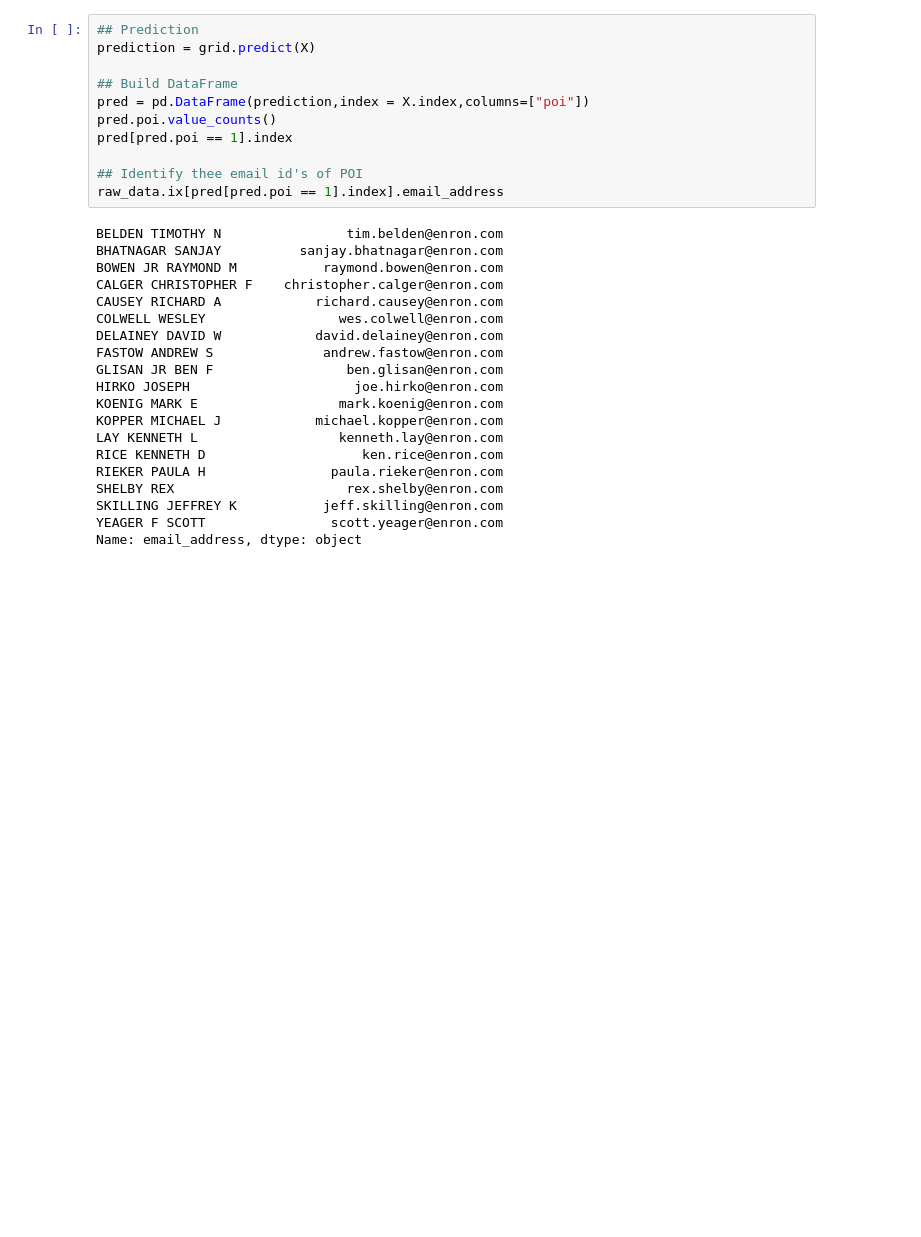
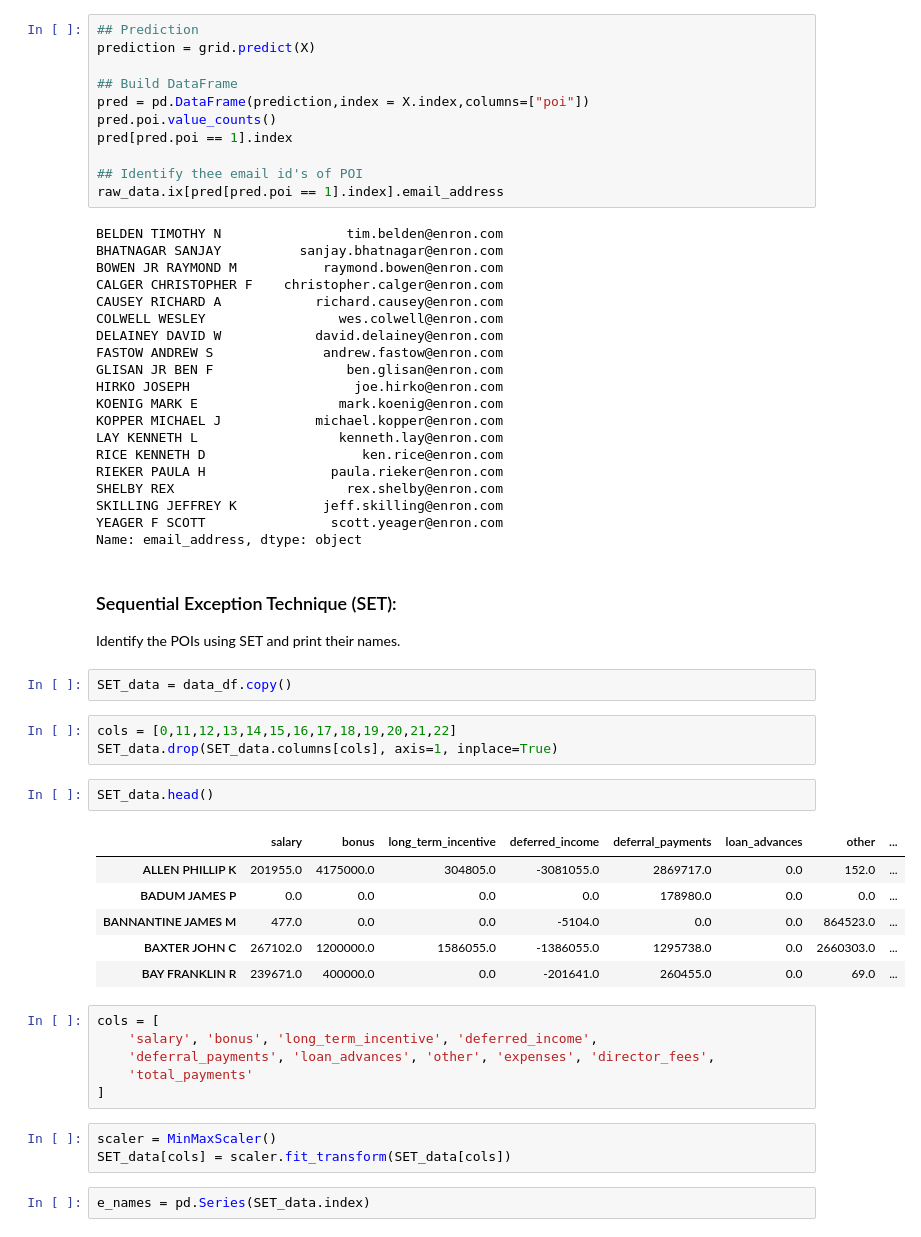
Before and after one commit to dimension-less/enron_email, a Jupyter notebook: enron_emails_classification/EnronEmail.ipynb, the cells around one changed output. Drawn from its saved outputs; the diff is of its cells as text; blank space fills up the shorter version.

```diff
--- a/enron_emails_classification/EnronEmail.ipynb
+++ b/enron_emails_classification/EnronEmail.ipynb
@@ -588,3 +580,32 @@ SHELBY REX                      rex.shelby@enron.com
 SKILLING JEFFREY K           jeff.skilling@enron.com
 YEAGER F SCOTT                scott.yeager@enron.com
 Name: email_address, dtype: object
+# %% [markdown]
+### Sequential Exception Technique (SET):
+
+Identify the POIs using SET and print their names.
+# %%
+SET_data = data_df.copy()
+# %%
+cols = [0,11,12,13,14,15,16,17,18,19,20,21,22]
+SET_data.drop(SET_data.columns[cols], axis=1, inplace=True)
+# %%
+SET_data.head()
+# %% [output]
+|  | salary | bonus | long_term_incentive | deferred_income | deferral_payments | loan_advances | other | ... |
+| ALLEN PHILLIP K | 201955.0 | 4175000.0 | 304805.0 | -3081055.0 | 2869717.0 | 0.0 | 152.0 | ... |
+| BADUM JAMES P | 0.0 | 0.0 | 0.0 | 0.0 | 178980.0 | 0.0 | 0.0 | ... |
+| BANNANTINE JAMES M | 477.0 | 0.0 | 0.0 | -5104.0 | 0.0 | 0.0 | 864523.0 | ... |
+| BAXTER JOHN C | 267102.0 | 1200000.0 | 1586055.0 | -1386055.0 | 1295738.0 | 0.0 | 2660303.0 | ... |
+| BAY FRANKLIN R | 239671.0 | 400000.0 | 0.0 | -201641.0 | 260455.0 | 0.0 | 69.0 | ... |
+# %%
+cols = [
+    'salary', 'bonus', 'long_term_incentive', 'deferred_income',
+    'deferral_payments', 'loan_advances', 'other', 'expenses', 'director_fees',
+    'total_payments'
+]
+# %%
+scaler = MinMaxScaler()
+SET_data[cols] = scaler.fit_transform(SET_data[cols])
+# %%
+e_names = pd.Series(SET_data.index)
```
Also changed, not shown: parts of 13 cells of this notebook, 1 other file.
